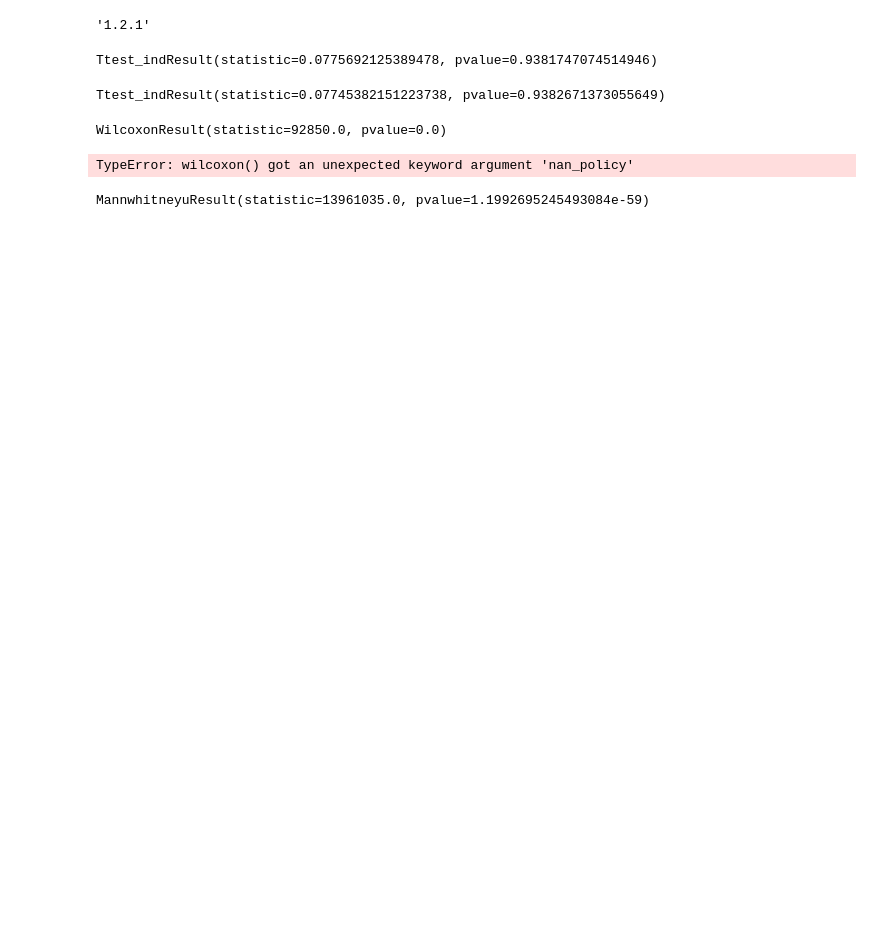
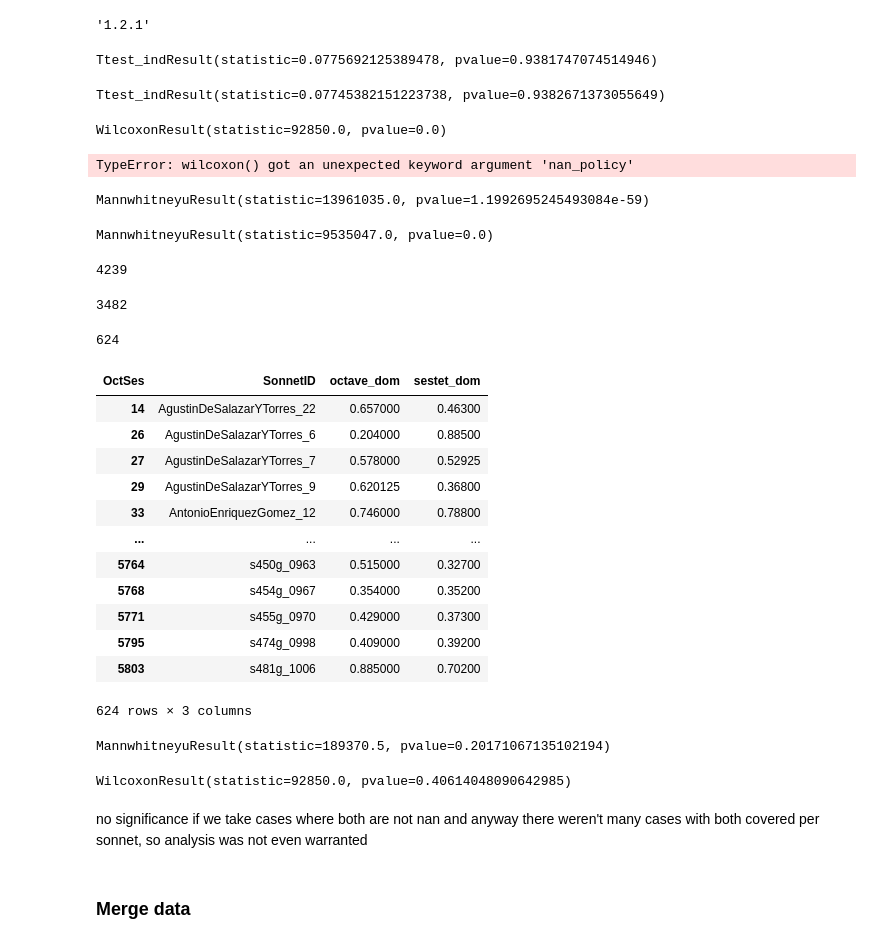
Before and after one commit to pruizf/rhyme-within-reason, a Jupyter notebook: scripts/annotation/analysis.ipynb, the cells around one changed output. Saved outputs shown, nothing was run; the diff lists cells and outputs as text; code cells hidden in the pictures; blank space fills up the shorter version.

Commit message:
[sc] some more tests octave/sestet

```diff
--- a/scripts/annotation/analysis.ipynb
+++ b/scripts/annotation/analysis.ipynb
@@ -428,6 +450,56 @@ TypeError: wilcoxon() got an unexpected keyword argument 'nan_policy'
 mannwhitneyu(os_groups_dom_cont['octave_dom'], os_groups_dom_cont['sestet_dom'])
 # %% [output]
 MannwhitneyuResult(statistic=13961035.0, pvalue=1.1992695245493084e-59)
+# %%
+#.apply(lambda x:x if not pd.isna(x) else np.mean(os_groups_aro_cont['octave_dom']))
+mannwhitneyu(os_groups_dom_cont['octave_dom'].apply(lambda x:x if not pd.isna(x) else np.mean(os_groups_dom_cont['octave_dom'])),
+             os_groups_dom_cont['sestet_dom'].apply(lambda x:x if not pd.isna(x) else np.mean(os_groups_dom_cont['sestet_dom'])))
+# %% [output]
+MannwhitneyuResult(statistic=9535047.0, pvalue=0.0)
+# %%
+os_groups_dom_cont['sestet_dom'].isna().sum()
+# %% [output]
+4239
+# %%
+os_groups_dom_cont['octave_dom'].isna().sum()
+# %% [output]
+3482
+# %%
+os_groups_dom_cont_both_notna = os_groups_dom_cont.loc[~(os_groups_dom_cont['octave_dom'].isna())
+                                                       & ~(os_groups_dom_cont['sestet_dom'].isna())]
+# %%
+len(os_groups_dom_cont_both_notna)
+# %% [output]
+624
+# %%
+os_groups_dom_cont_both_notna
+# %% [output]
+| OctSes | SonnetID | octave_dom | sestet_dom |
+| 14 | AgustinDeSalazarYTorres_22 | 0.657000 | 0.46300 |
+| 26 | AgustinDeSalazarYTorres_6 | 0.204000 | 0.88500 |
+| 27 | AgustinDeSalazarYTorres_7 | 0.578000 | 0.52925 |
+| 29 | AgustinDeSalazarYTorres_9 | 0.620125 | 0.36800 |
+| 33 | AntonioEnriquezGomez_12 | 0.746000 | 0.78800 |
+| ... | ... | ... | ... |
+| 5764 | s450g_0963 | 0.515000 | 0.32700 |
+| 5768 | s454g_0967 | 0.354000 | 0.35200 |
+| 5771 | s455g_0970 | 0.429000 | 0.37300 |
+| 5795 | s474g_0998 | 0.409000 | 0.39200 |
+| 5803 | s481g_1006 | 0.885000 | 0.70200 |
+624 rows × 3 columns
+# %%
+mannwhitneyu(os_groups_dom_cont_both_notna['octave_dom'], os_groups_dom_cont_both_notna['sestet_dom'])
+#os_groups_dom_cont_both_notna
+# %% [output]
+MannwhitneyuResult(statistic=189370.5, pvalue=0.20171067135102194)
+# %%
+wilcoxon(os_groups_dom_cont_both_notna['octave_dom'], os_groups_dom_cont_both_notna['sestet_dom'])
+# %% [output]
+WilcoxonResult(statistic=92850.0, pvalue=0.40614048090642985)
+# %% [markdown]
+no significance if we take cases where both are not nan and anyway there weren't many cases with both covered per sonnet, so analysis was not even warranted
+# %% [markdown]
+### Merge data
 # %%
 merge_bin_val = pd.merge(df3, os_groups_cont, on='SonnetID')
 # %%
```
Also changed, not shown: parts of 4 cells of this notebook.
